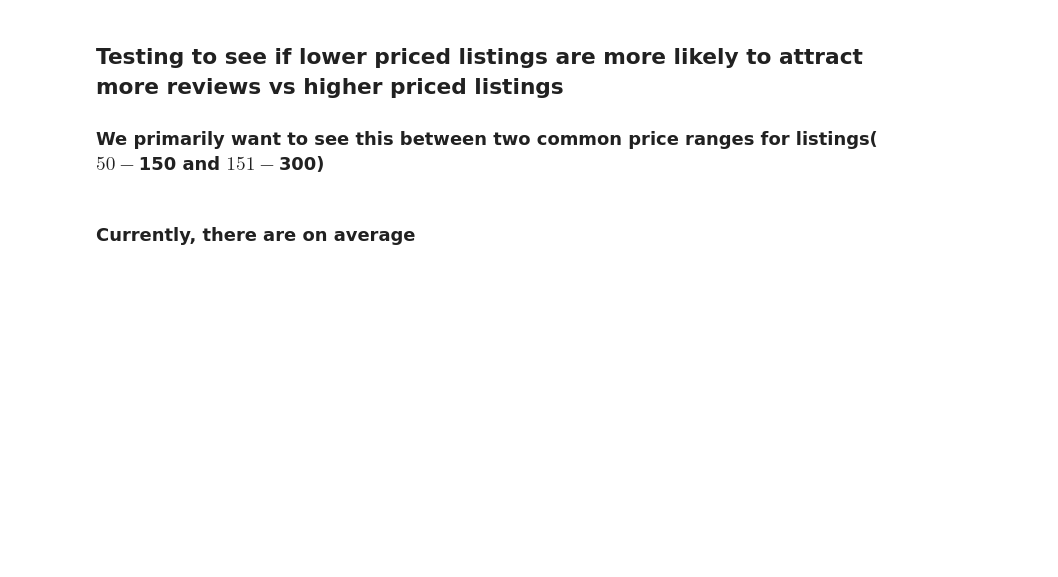
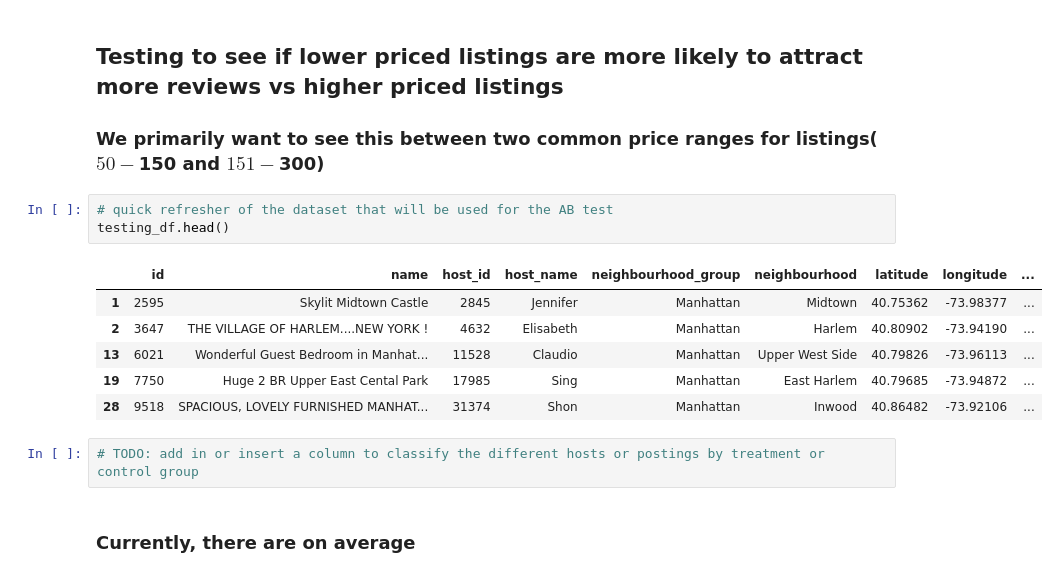
Before and after one commit to Adamb0lt/airbnb_data_analysis_and_DB_storage, a Jupyter notebook: NYC airbnb/airbnb_analysis_ML.ipynb, the cells around one changed output. Cells and saved outputs as stored; diff of their text form; blank space fills up the shorter version.

Commit message:
more cleaning to be done on testing df

```diff
--- a/NYC airbnb/airbnb_analysis_ML.ipynb
+++ b/NYC airbnb/airbnb_analysis_ML.ipynb
@@ -345,6 +345,18 @@ Name: number_of_reviews, dtype: float64
 # %% [markdown]
 ## Testing to see if lower priced listings are more likely to attract more reviews vs higher priced listings
 ### We primarily want to see this between two common price ranges for listings($50-$150 and $151-$300)
+# %%
+# quick refresher of the dataset that will be used for the AB test
+testing_df.head()
+# %% [output]
+|  | id | name | host_id | host_name | neighbourhood_group | neighbourhood | latitude | longitude | ... |
+| 1 | 2595 | Skylit Midtown Castle | 2845 | Jennifer | Manhattan | Midtown | 40.75362 | -73.98377 | ... |
+| 2 | 3647 | THE VILLAGE OF HARLEM....NEW YORK ! | 4632 | Elisabeth | Manhattan | Harlem | 40.80902 | -73.94190 | ... |
+| 13 | 6021 | Wonderful Guest Bedroom in Manhat... | 11528 | Claudio | Manhattan | Upper West Side | 40.79826 | -73.96113 | ... |
+| 19 | 7750 | Huge 2 BR Upper East Cental Park | 17985 | Sing | Manhattan | East Harlem | 40.79685 | -73.94872 | ... |
+| 28 | 9518 | SPACIOUS, LOVELY FURNISHED MANHAT... | 31374 | Shon | Manhattan | Inwood | 40.86482 | -73.92106 | ... |
+# %%
+# TODO: add in or insert a column to classify the different hosts or postings by treatment or control group
 # %% [markdown]
 ### Currently, there are on average
 # %%
```
Also changed, not shown: parts of 3 cells of this notebook.
